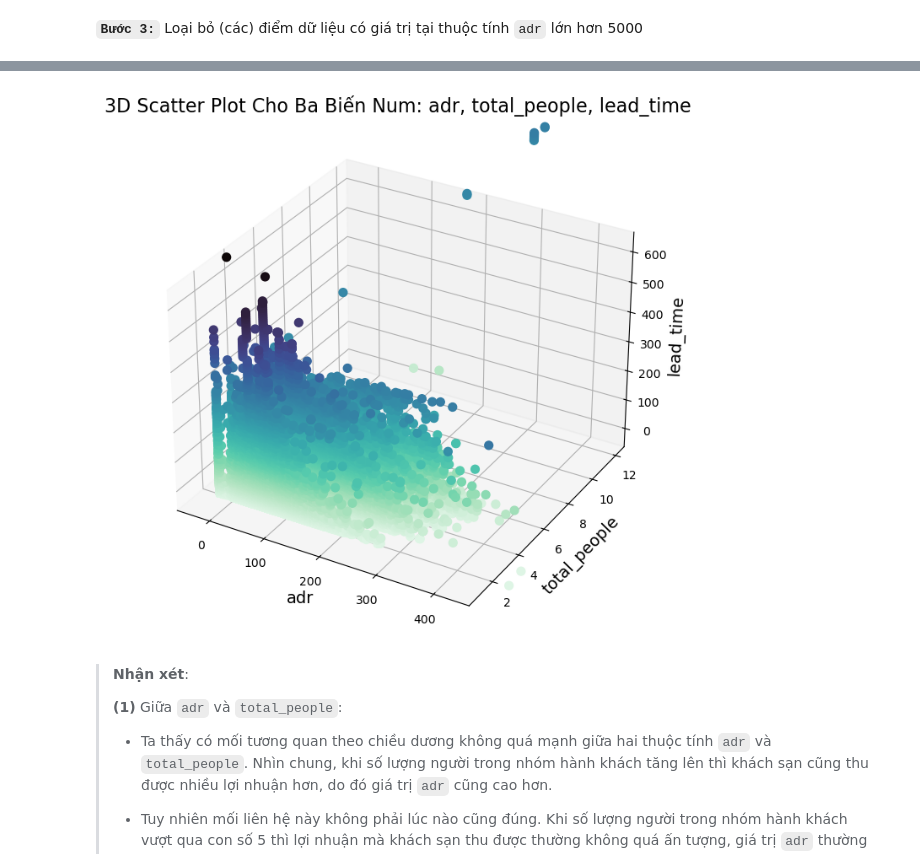
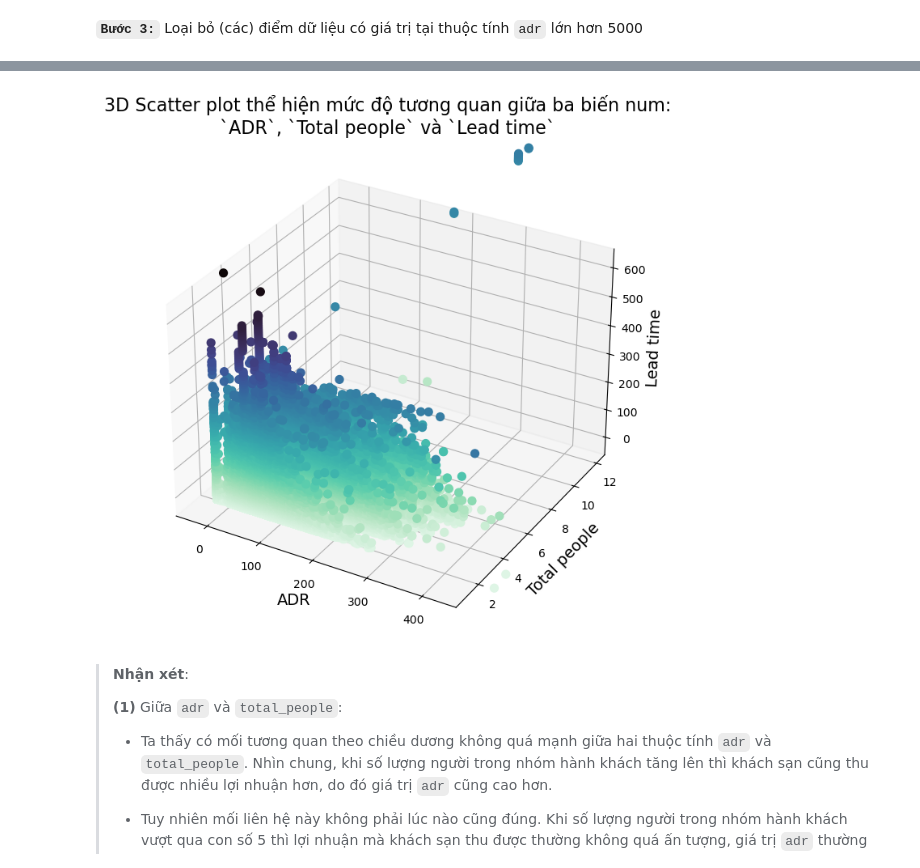
Before and after one commit to nmgbao2505/Lab_Data_Visualization, a Jupyter notebook: Final Project/EDA_3D.ipynb, the cells around one changed output, grey strips where cells are left out. Cells and saved outputs as stored; diff of their text form; code cells hidden in the pictures.

```diff
--- a/Final Project/EDA_3D.ipynb
+++ b/Final Project/EDA_3D.ipynb
@@ -653,37 +539,46 @@ plt.show()
 # %%
 # Choose 3 numeric features for the 3D scatter plot
 x_axis = 'adr';
 y_axis = 'total_people';
 z_axis = 'lead_time';
+
+# Transfrom feature name to title format
+x_axis_name = x_axis.replace('_',' ').upper()
+y_axis_name = y_axis.replace('_',' ').capitalize()
+z_axis_name = z_axis.replace('_',' ').capitalize()
 
 # Get the data for the 3D scatter plot
 x_data = EDA_3D_df[x_axis]
 y_data = EDA_3D_df[y_axis]
 z_data = EDA_3D_df[z_axis]
 
 # Create a 3D scatter plot
 fig = plt.figure(figsize=(8,8))
 ax = fig.add_subplot(projection='3d')
 ax.scatter(x_data, y_data, z_data, c=z_data,
            cmap=sns.color_palette(palette="mako_r", as_cmap=True),
            alpha=0.99, s=50,
            )
 
 # Zoom the plot in the interesting area
 ax.set_ylim(0.5, 12.5)
 ax.set_xlim(-50, 450)
 ax.set_zlim(-50, 650)
 
 # Set labels and title
-ax.set_title(f"3D Scatter Plot Cho Ba Biến Num: {x_axis}, {y_axis}, {z_axis}",
+ax.set_title(f"3D Scatter plot thể hiện mức độ tương quan giữa ba biến num:\n`{x_axis_name}`, `{y_axis_name}` và `{z_axis_name}`",
              size=16)
-ax.set_xlabel(x_axis, fontdict={'fontsize': 14});
-ax.set_ylabel(y_axis, fontdict={'fontsize': 14});
-ax.set_zlabel(z_axis, fontdict={'fontsize': 14});
+ax.set_xlabel(x_axis_name, fontdict={'fontsize': 14});
+ax.set_ylabel(y_axis_name, fontdict={'fontsize': 14});
+ax.set_zlabel(z_axis_name, fontdict={'fontsize': 14});
+
+# Save the plot as svg file
+# plt.tight_layout()
+# plt.savefig("./images/3D_Scatter_Plot.svg", format='svg')
 
 plt.show()
 # %% [output]
-[figure, old version]
+[figure, new version]
 # %% [markdown]
 >**Nhận xét**:
 >
```
Also changed, not shown: parts of 47 cells of this notebook, 1 other file.
